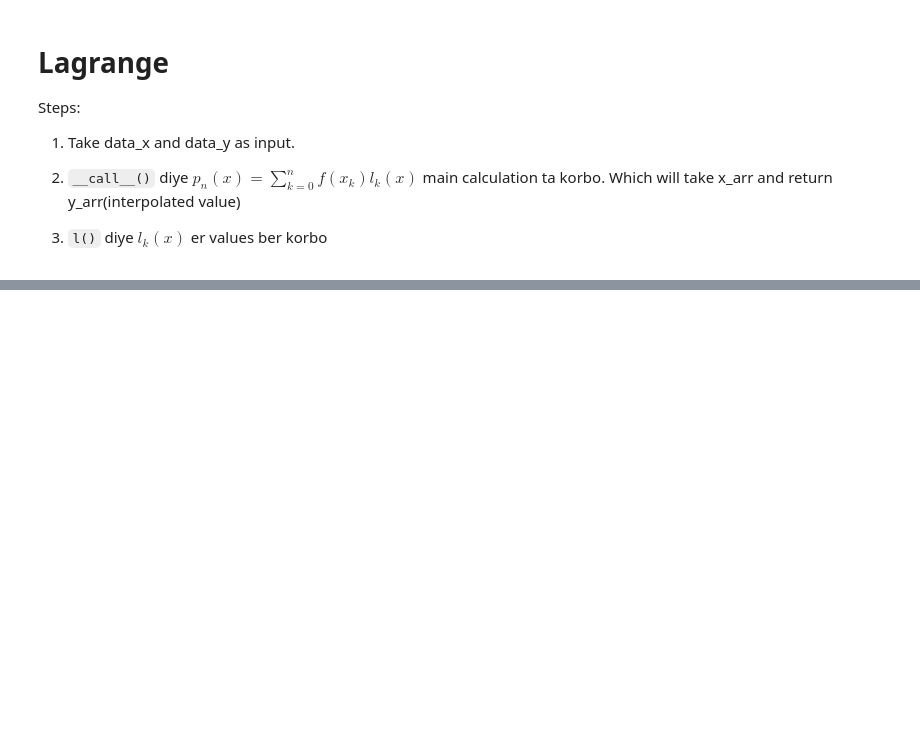
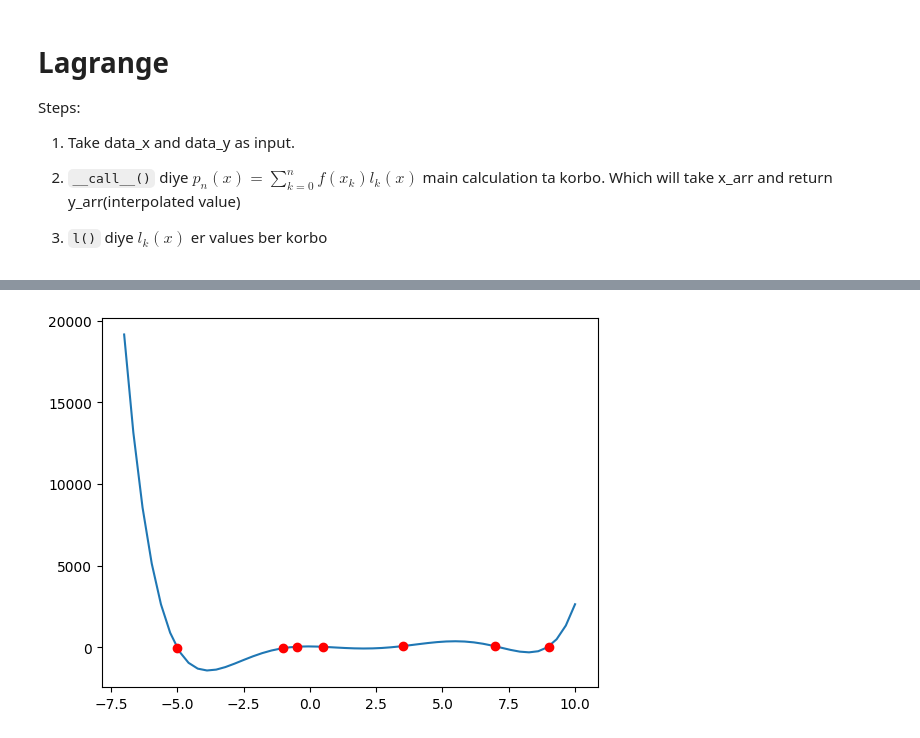
Before and after one commit to MahathiR27/BRACU-CSE330-Number_Theory-Lab, a Jupyter notebook: full_discussion.ipynb, the cells around one changed output, grey strips where cells are left out. Saved outputs shown, nothing was run; the diff lists cells and outputs as text; code cells hidden in the pictures; blank space fills up the shorter version.

Commit message:
Discussed Newton's divied diference

```diff
--- a/full_discussion.ipynb
+++ b/full_discussion.ipynb
@@ -157,0 +178,32 @@ p(x)= + 1.193*l_1(x)+ 6.156*l_2(x)+ 2.0*l_3(x)+ 1.803*l_4(x)+ 2.558*l_5(x)+ 0.0*
+# %%
+class Newtons_Divided_Differences:
+  def __init__(self, differences, data_x):
+    self.differences = differences
+    self.data_x = data_x
+  def __call__(self,x_arr):
+    y_arr = np.zeros(x_arr.shape)
+
+    for i in range(len(y_arr)):
+      x = x_arr[i]
+      for k in range(len(self.differences)):
+        y_arr[i] += self.differences[k]*self.n(k,x)
+    return y_arr
+
+  def n(self,k,x):
+    res = 1
+    for i in range(k):
+      res *= (x-self.data_x[i])
+    return res
+# %%
+data_x = np.array([-5.,-1,-0.5,0.5,3.5,7.,9])
+data_y = np.array([-30., -50., 36., 31., 75., 60., 46.])
+differences = calc_div_diff(list(data_x), list(data_y))
+p = Newtons_Divided_Differences(list(differences),data_x)
+test_x = np.linspace(-7, 10, 50, endpoint=True)
+test_y = p(test_x)
+
+plt.plot(test_x, test_y)
+plt.plot(data_x, data_y, 'ro')
+plt.show()
+# %% [output]
+[figure, added]
```
Also changed, not shown: parts of 4 cells of this notebook, 4 other files.
